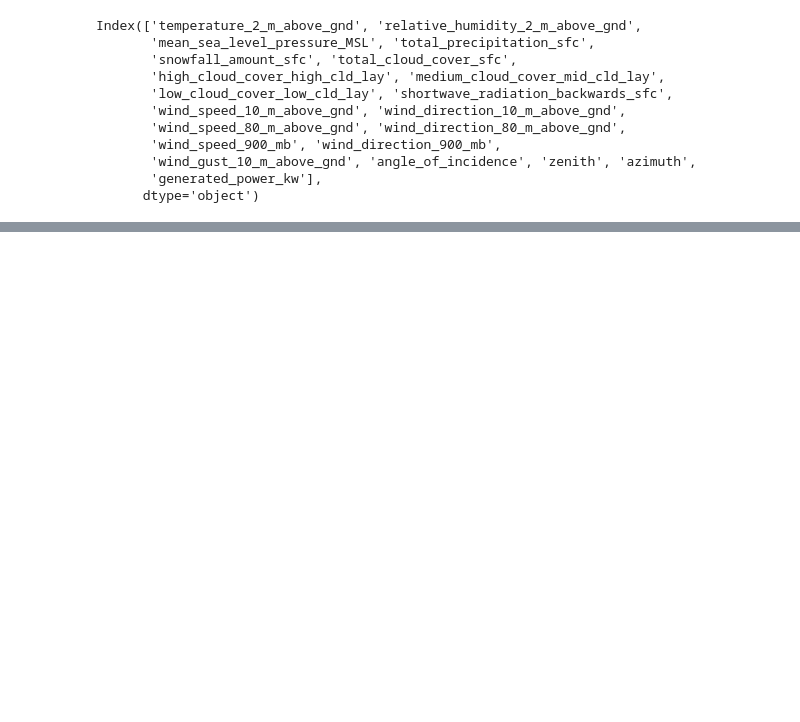
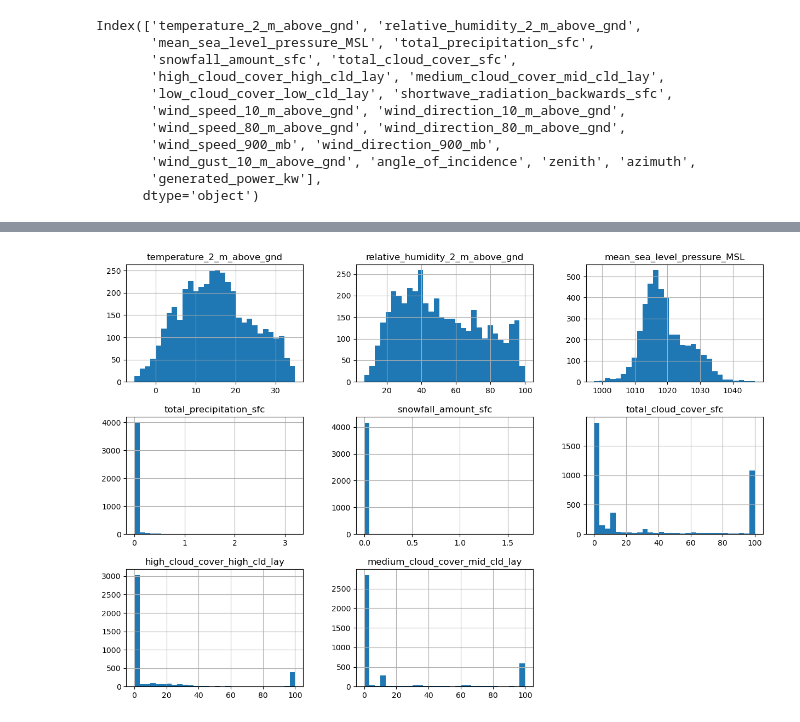
Before and after one commit to esa-aafreen16/week-1, a Jupyter notebook: solarpowerpredicationesa.ipynb, the cells around one changed output, grey strips where cells are left out. Cells and saved outputs as stored; diff of their text form; code cells hidden in the pictures; blank space fills up the shorter version.

```diff
--- a/solarpowerpredicationesa.ipynb
+++ b/solarpowerpredicationesa.ipynb
@@ -124,0 +148,5 @@ plt.show()
+# %%
+df[df.columns[:8]].hist(bins=30, figsize=(15,10))
+plt.show()
+# %% [output]
+[figure, added]
```
Also changed, not shown: parts of 11 cells of this notebook.
